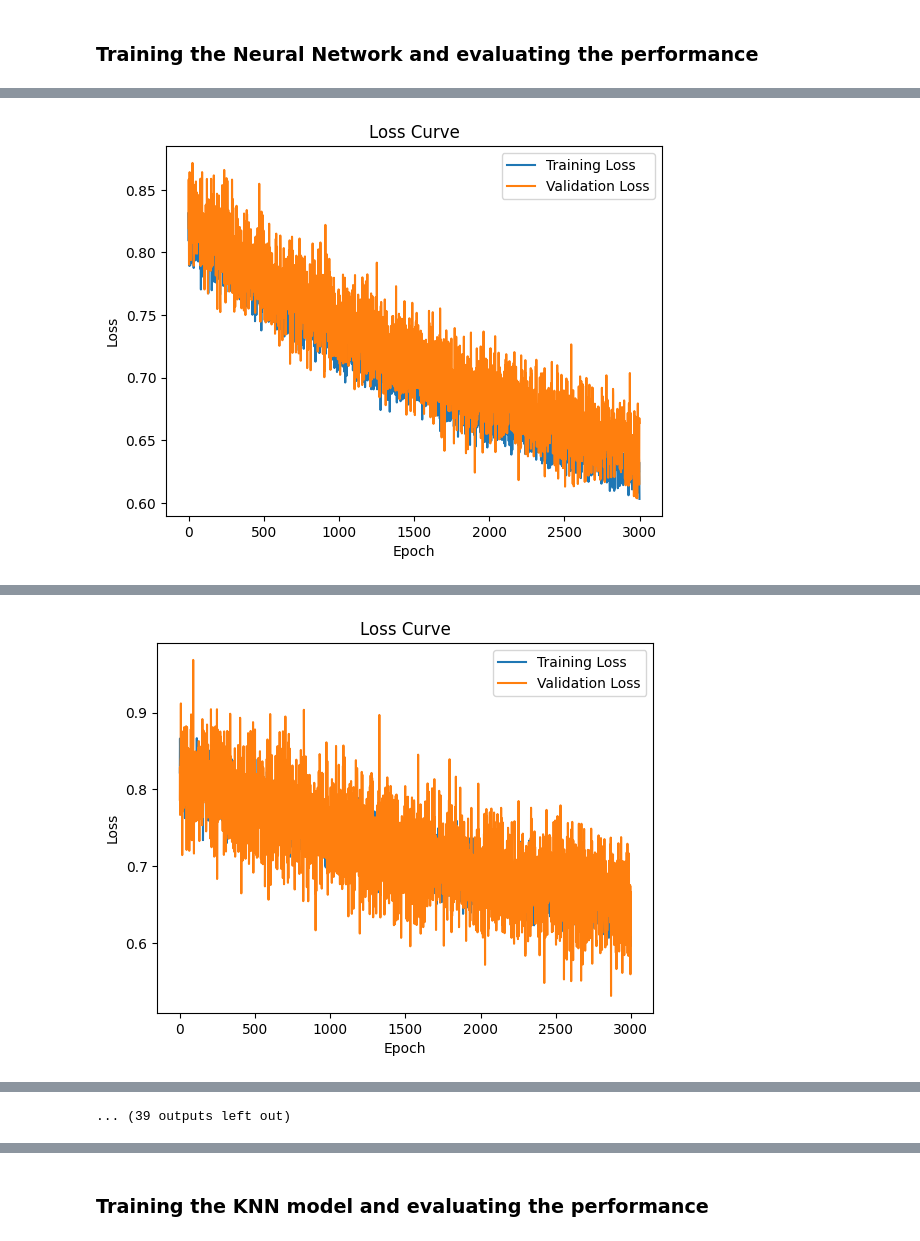
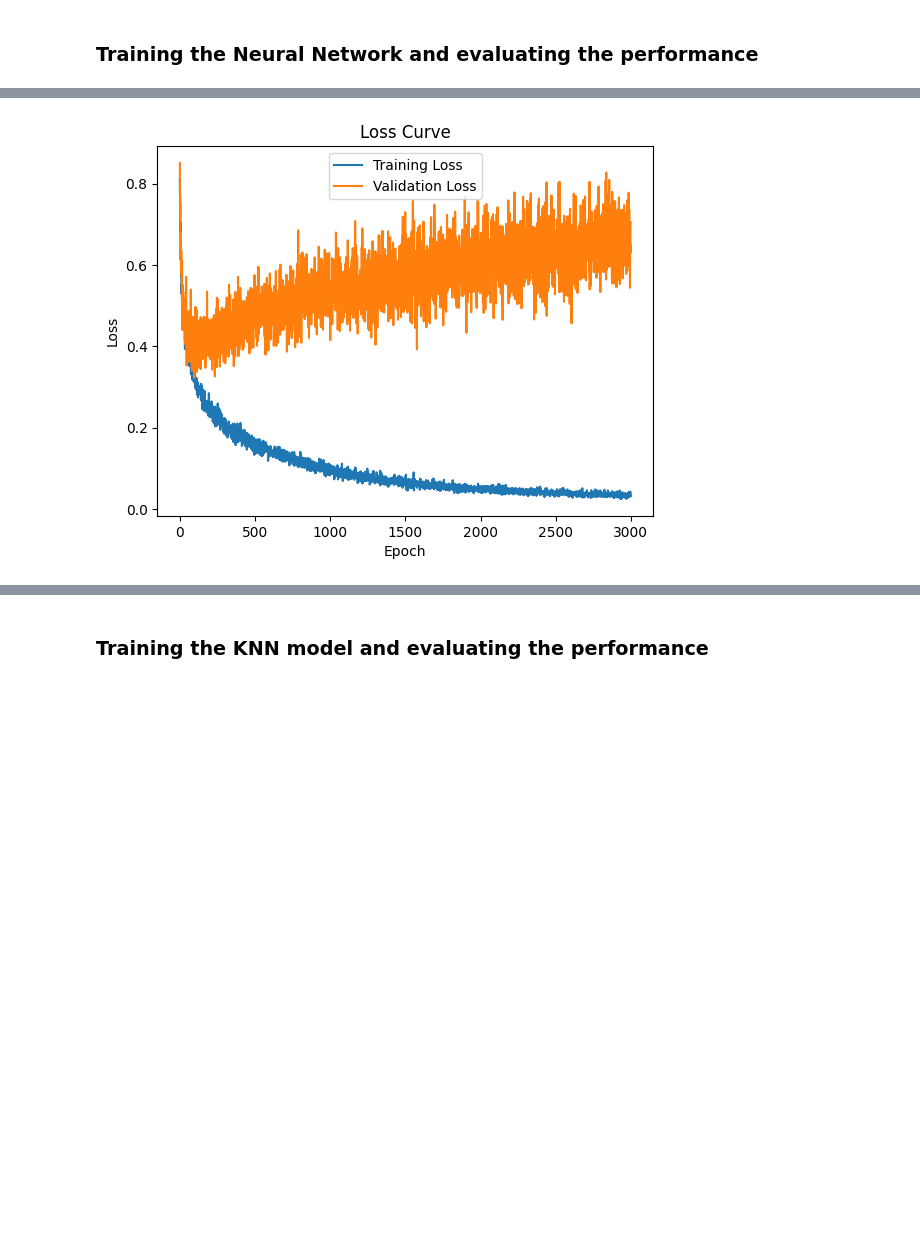
Before and after one commit to rrangelvargas/INM702, a Jupyter notebook: main.ipynb, the cells around one changed output, grey strips where cells are left out. Saved outputs shown, nothing was run; the diff lists cells and outputs as text; code cells hidden in the pictures; blank space fills up the shorter version.

```diff
--- a/main.ipynb
+++ b/main.ipynb
@@ -375,43 +375,45 @@ X_test = scaler.transform(X_test)
 y_train_binary = y_train.to_numpy().reshape(1, -1)
 y_test_binary = y_test.to_numpy().reshape(1, -1)
 
-learning_rates = [0.0001, 0.0005, 0.001, 0.005, 0.01]
-dropout_rates = [0.01, 0.05, 0.1, 0.2, 0.5]
-best_learning_rate = None
-best_dropout_rate = None
-best_accuracy = 0
+#learning_rates = [0.0001, 0.0005, 0.001, 0.005, 0.01]
+#dropout_rates = [0.01, 0.05, 0.1, 0.2, 0.5]
+#best_learning_rate = None
+#best_dropout_rate = None
+#best_accuracy = 0
 
-for learning_rate in learning_rates:
-    for dropout_rate in dropout_rates:
-        print(f"Training with learning rate: {learning_rate} and dropout rate: {dropout_rate}")
+#for learning_rate in learning_rates:
+
+
+    #for dropout_rate in dropout_rates:
+       #print(f"Training with learning rate: {learning_rate} and dropout rate: {dropout_rate}")
         # Building the Neural Network
-        nn = NeuralNetwork(
-            layer_dims=[X_train.shape[1], 512, 256, 128, 1],
-            activations=['relu', 'relu', 'relu', 'sigmoid'],
-            learning_rate=learning_rate,
-            decay=0.0001,
-            epochs=3000,
-            dropout_rate=dropout_rate,
-            regularization="L2",
-            reg_lambda=0.005,
-            batch_size=32,
-            seed=1500
-        )
+nn = NeuralNetwork(
+    layer_dims=[X_train.shape[1], 512, 256, 128, 1],
+    activations=['relu', 'relu', 'relu', 'sigmoid'],
+    learning_rate=0.05,
+    decay=0.0001,
+    epochs=3000,
+    dropout_rate=0.1,
+    regularization="L2",
+    reg_lambda=0.005,
+    batch_size=32,
+    seed=1500
+)
 
-        # Training the Neural Network
-        nn.train(X_train.T, y_train_binary, X_val=X_test.T, Y_val=y_test_binary, print_every=500)
+# Training the Neural Network
+nn.train(X_train.T, y_train_binary, X_val=X_test.T, Y_val=y_test_binary, print_every=500)
 
-        # Making predictions and calculating accuracies
-        test_predictions = nn.predict(X_test.T)
-        test_accuracy = np.mean(test_predictions == y_test_binary.flatten())
-        print(f"Testing Accuracy: {test_accuracy:.4f}")
+# Making predictions and calculating accuracies
+test_predictions = nn.predict(X_test.T)
+test_accuracy = np.mean(test_predictions == y_test_binary.flatten())
+print(f"Testing Accuracy: {test_accuracy:.4f}")
 
-        if test_accuracy > best_accuracy:
-            best_accuracy = test_accuracy
-            best_learning_rate = learning_rate
-            best_dropout_rate = dropout_rate
+        #if test_accuracy > best_accuracy:
+         #   best_accuracy = test_accuracy
+          #  best_learning_rate = learning_rate
+           # best_dropout_rate = dropout_rate
 
-print(f"Best learning rate: {best_learning_rate}")
-print(f"Best dropout rate: {best_dropout_rate}")
-print(f"Best accuracy: {best_accuracy:.4f}")
+#print(f"Best learning rate: {best_learning_rate}")
+#print(f"Best dropout rate: {best_dropout_rate}")
+#print(f"Best accuracy: {best_accuracy:.4f}")
 # %% [output]
@@ -431 +432 @@ Validation Loss: 0.6634
-[figure, old version]
+[figure, new version]
@@ -446 +433,0 @@ Validation Loss: 0.6992
-[figure, removed]
@@ -507 +433,0 @@ Validation Loss: 0.4867
-... (39 outputs left out)
```
Also changed, not shown: parts of 3 cells of this notebook.
